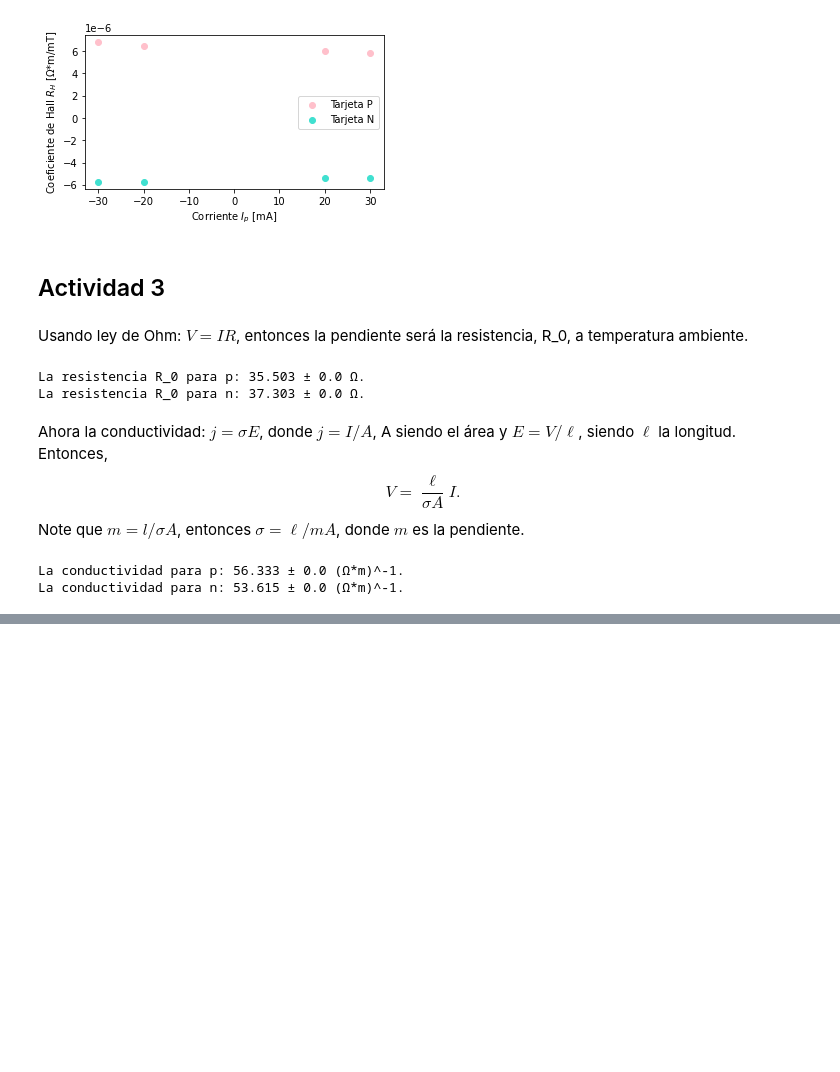
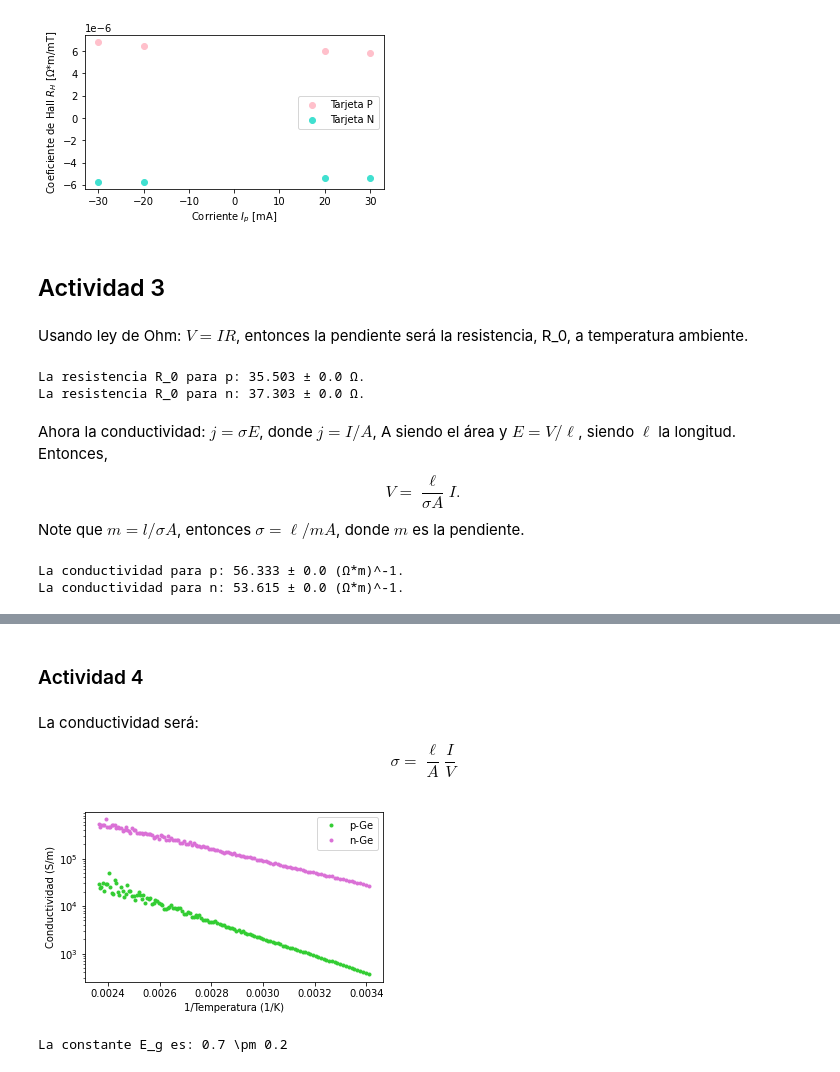
Before and after one commit to sofiaalvarezlopez/Laboratorio-Intermedio, a Jupyter notebook: Efecto Hall/Efecto Hall.ipynb, the cells around one changed output, grey strips where cells are left out. Cells and saved outputs as stored; diff of their text form; code cells hidden in the pictures; blank space fills up the shorter version.

```diff
--- a/Efecto Hall/Efecto Hall.ipynb
+++ b/Efecto Hall/Efecto Hall.ipynb
@@ -424,0 +452,27 @@ plt.savefig('ajuste_polinomial.pdf')
+# %% [markdown]
+### Actividad 4
+# %%
+v_h_t = pd.read_excel('Efecto_Hall.xlsx', sheet_name='V_h t')
+# %% [markdown]
+La conductividad será: $$\sigma = \frac{\ell}{A} \frac{I}{V}$$
+# %%
+I_p = 30
+l = 0.02
+a = 0.1/1e4 #Divido entre 10^4 para que me quede en m^2.
+v_h_t['conductividad n'] = l*I_p/(a*v_h_t['VL tipo n (mV)'])
+v_h_t['conductividad p'] = l*I_p/(a*v_h_t['VL tipo p (mV)'])
+v_h_t['T (K)'] = (v_h_t['T (°C)'] + 273.15)
+v_h_t['1/T (1/K)'] = 1/v_h_t['T (K)']
+# %%
+fig, ax = plt.subplots(figsize=(5,5/1.61616))
+plt.plot(v_h_t['1/T (1/K)'], v_h_t['conductividad p'],'.', label='p-Ge',c='limegreen')
+plt.plot(v_h_t['1/T (1/K)'], v_h_t['conductividad n'],'.', label='n-Ge',c='orchid')
+plt.xlabel('1/Temperatura (1/K)')
+plt.ylabel('Conductividad (S/m)')
+plt.yscale('log')
+plt.tight_layout()
+plt.legend()
+plt.tight_layout()
+plt.savefig('conductividad_inv_temp.pdf')
+# %% [output]
+[figure, added]
@@ -424,0 +488,4 @@ plt.savefig('ajuste_polinomial.pdf')
+# %%
+print('La constante E_g es: {} \pm {}'.format(np.round(np.abs(popt_p[0]*8.617333262e-05*2),1), np.round(np.abs(pcov_p[0,0]*8.617333262e-05*2),1)))
+# %% [output]
+La constante E_g es: 0.7 \pm 0.2
```
Also changed, not shown: parts of 20 cells of this notebook, 9 other files.
